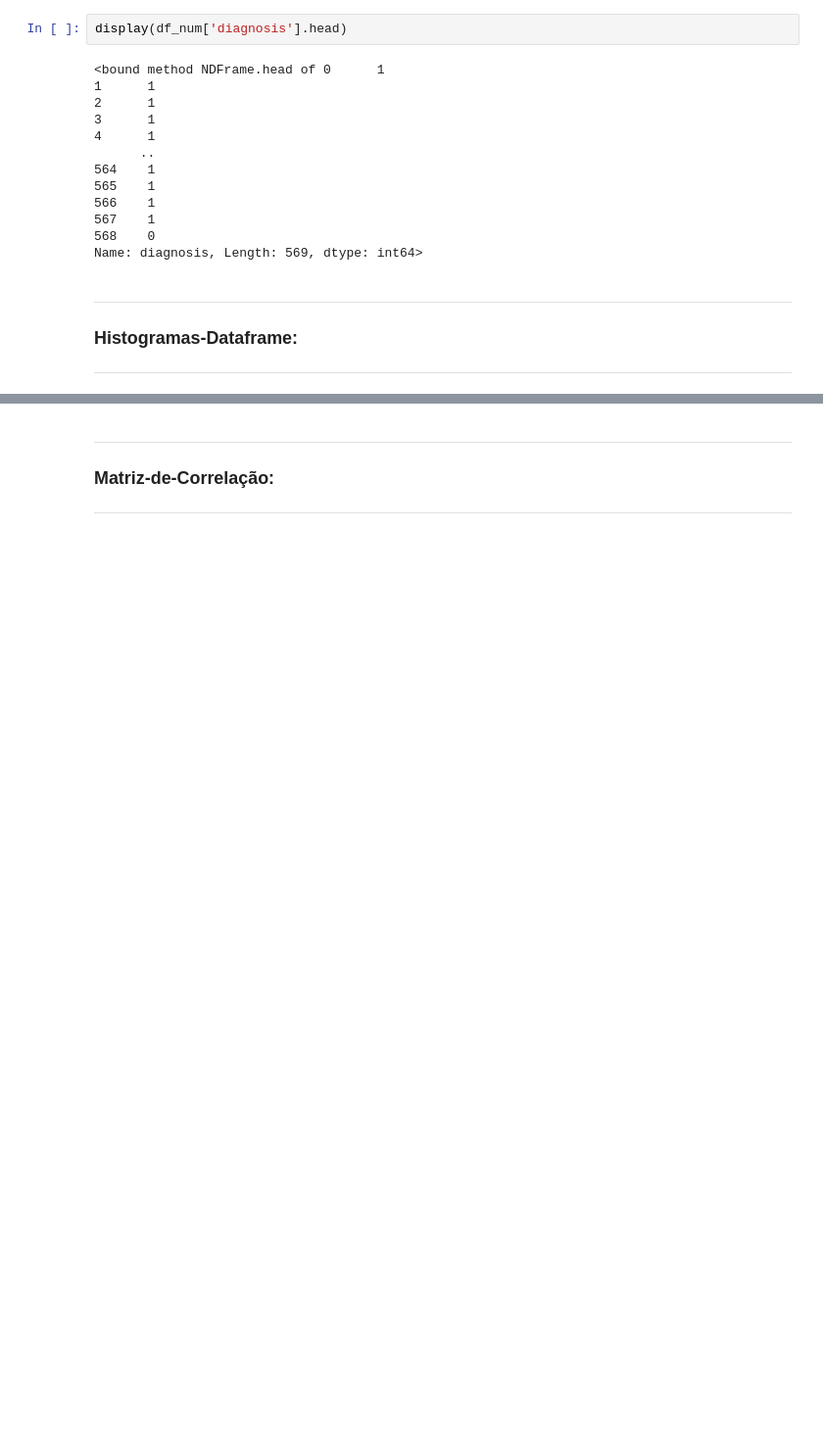
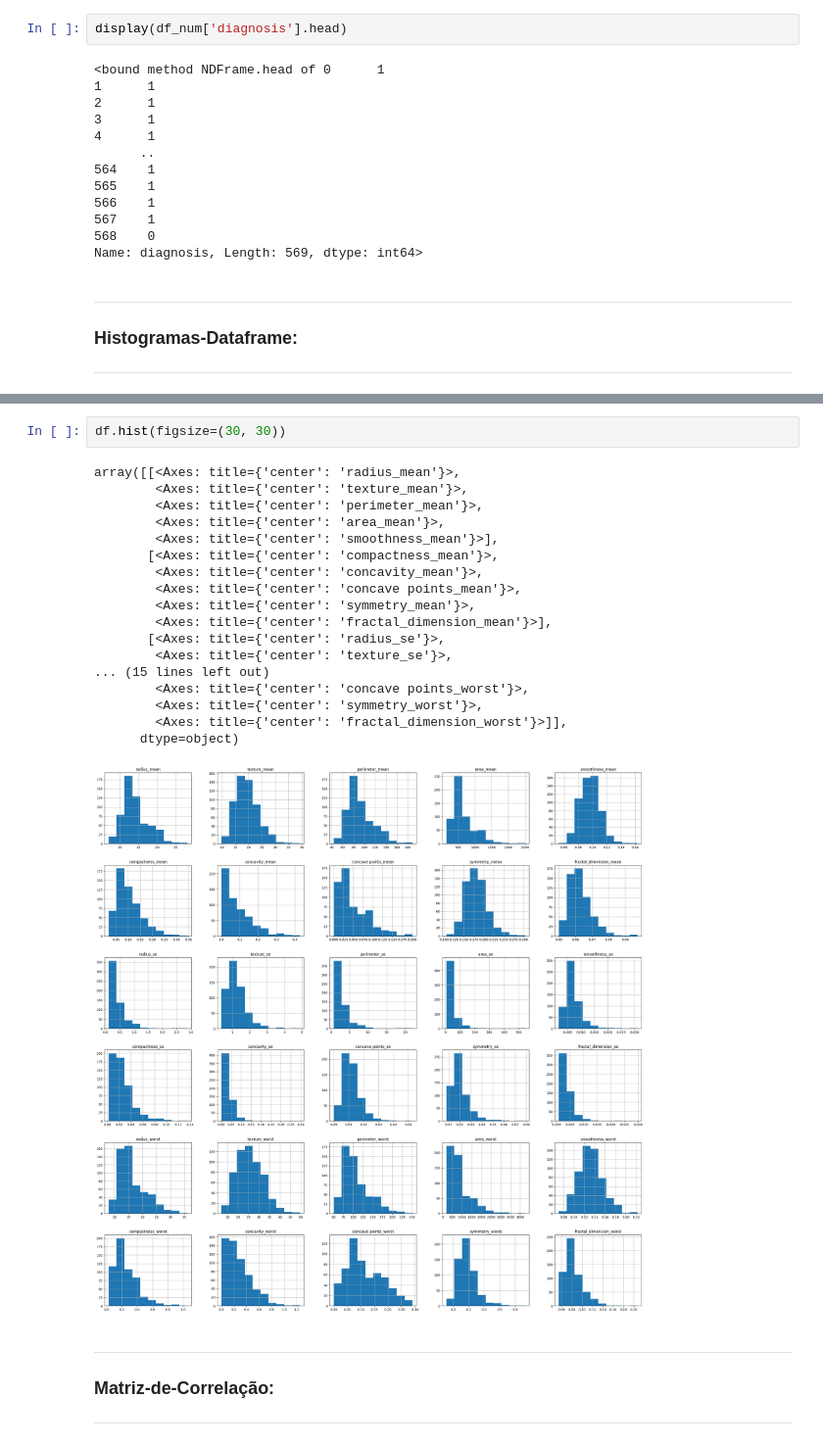
Before and after one commit to knichian/redes_neurais_trabalho_1, a Jupyter notebook: trabalho.ipynb, the cells around one changed output, grey strips where cells are left out. Shown at 98% size. Drawn from its saved outputs; the diff is of its cells as text; blank space fills up the shorter version.

```diff
--- a/trabalho.ipynb
+++ b/trabalho.ipynb
@@ -118,3 +135,24 @@ for coluna in df_sem_id.select_dtypes(include=['number']).columns:
+# %%
+df.hist(figsize=(30, 30))
+# %% [output]
+array([[<Axes: title={'center': 'radius_mean'}>,
+        <Axes: title={'center': 'texture_mean'}>,
+        <Axes: title={'center': 'perimeter_mean'}>,
+        <Axes: title={'center': 'area_mean'}>,
+        <Axes: title={'center': 'smoothness_mean'}>],
+       [<Axes: title={'center': 'compactness_mean'}>,
+        <Axes: title={'center': 'concavity_mean'}>,
+        <Axes: title={'center': 'concave points_mean'}>,
+        <Axes: title={'center': 'symmetry_mean'}>,
+        <Axes: title={'center': 'fractal_dimension_mean'}>],
+       [<Axes: title={'center': 'radius_se'}>,
+        <Axes: title={'center': 'texture_se'}>,
+... (15 lines left out)
+        <Axes: title={'center': 'concave points_worst'}>,
+        <Axes: title={'center': 'symmetry_worst'}>,
+        <Axes: title={'center': 'fractal_dimension_worst'}>]],
+      dtype=object)
+[figure, added]
 # %% [markdown]
 ---
 ### Matriz-de-Correlação:
```
Also changed, not shown: parts of 6 cells of this notebook, 1 other file.
